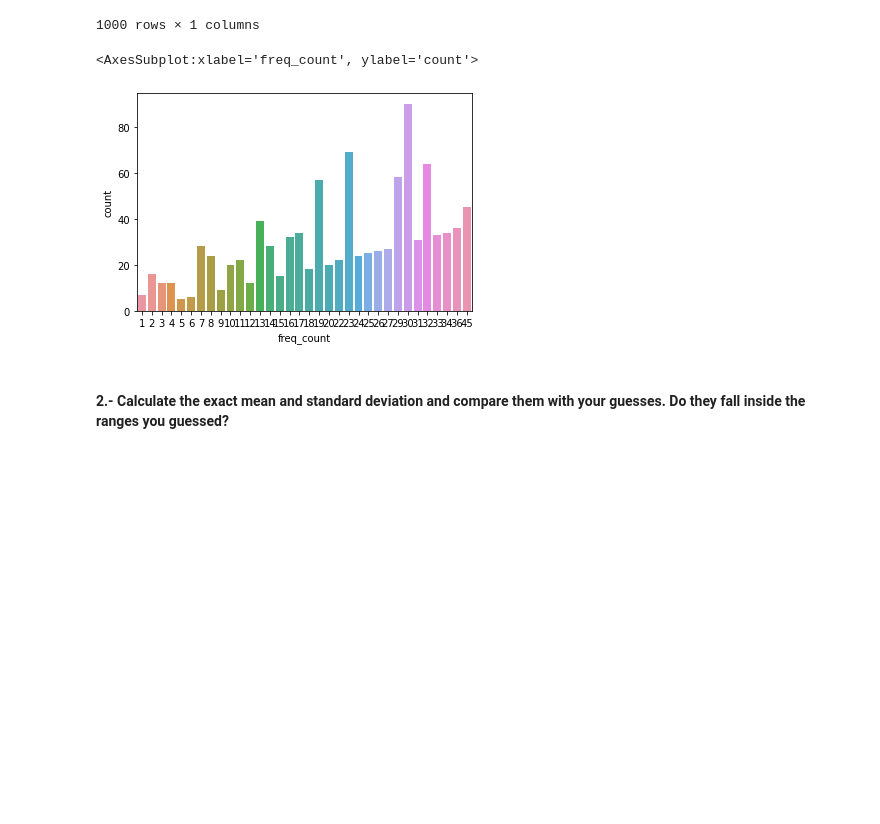
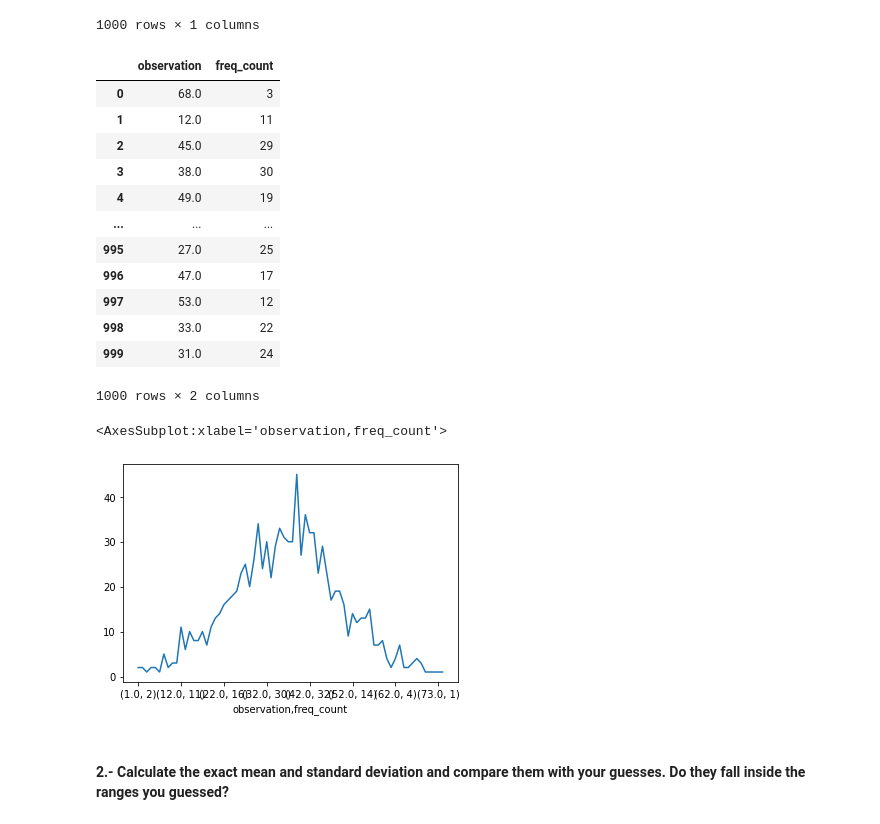
Before and after one commit to anadeondarza/dataptmad0522_labs, a Jupyter notebook: module-2/understanding-descriptive-stats/your-code/main.ipynb, the cells around one changed output. Saved outputs shown, nothing was run; the diff lists cells and outputs as text; code cells hidden in the pictures; blank space fills up the shorter version.

```diff
--- a/module-2/understanding-descriptive-stats/your-code/main.ipynb
+++ b/module-2/understanding-descriptive-stats/your-code/main.ipynb
@@ -228,8 +275,24 @@ df_pop
 1000 rows × 1 columns
 # %%
 df_pop['freq_count'] = df_pop.groupby('observation')['observation'].transform('count')
-
-sns.countplot(x ="freq_count", data = df_pop)
+df_pop
 # %% [output]
+|  | observation | freq_count |
+| 0 | 68.0 | 3 |
+| 1 | 12.0 | 11 |
+| 2 | 45.0 | 29 |
+| 3 | 38.0 | 30 |
+| 4 | 49.0 | 19 |
+| ... | ... | ... |
+| 995 | 27.0 | 25 |
+| 996 | 47.0 | 17 |
+| 997 | 53.0 | 12 |
+| 998 | 33.0 | 22 |
+| 999 | 31.0 | 24 |
-<AxesSubplot:xlabel='freq_count', ylabel='count'>
+1000 rows × 2 columns
-[figure, removed]
+# %%
+df_pop1 = df_pop.value_counts(sort=False)
+df_pop1.plot()
+# %% [output]
+<AxesSubplot:xlabel='observation,freq_count'>
+[figure, added]
```
Also changed, not shown: parts of 39 cells of this notebook.
